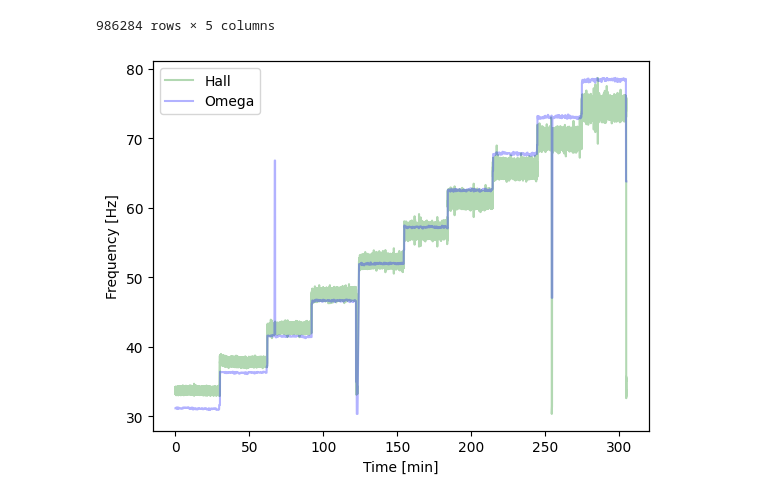
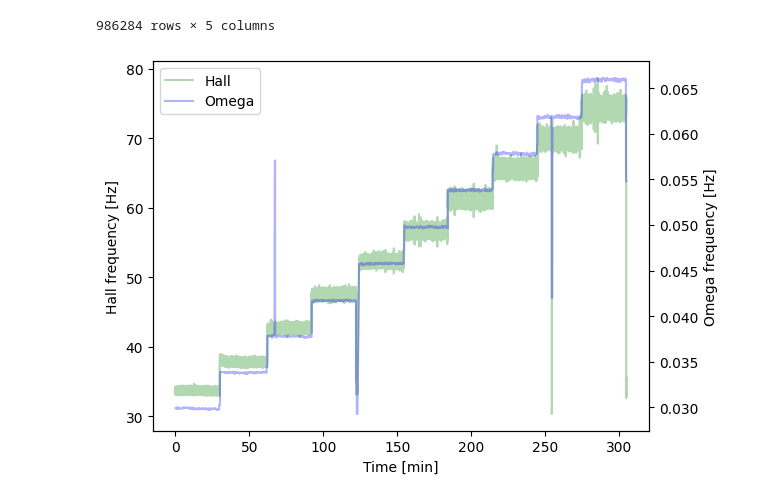
Before and after one commit to thdfw/gwks, a Jupyter notebook: pico/flowmeter/flow_data_analysis/simple_analysis.ipynb, the cells around one changed output. Saved outputs shown, nothing was run; the diff lists cells and outputs as text; code cells hidden in the pictures.

```diff
--- a/pico/flowmeter/flow_data_analysis/simple_analysis.ipynb
+++ b/pico/flowmeter/flow_data_analysis/simple_analysis.ipynb
@@ -89,24 +94,18 @@ For example, when doing 'df[col].method(value, inplace=True)', try using 'df.met
 # %%
-# Filter out errors
-df = df[df.omega_frequency<0.1]
-df = df[df.omega_frequency>0.01]
-df = df[df.hall_frequency>30]
-
 # Plot results
 fig, ax = plt.subplots(1,1)
 ax2 = ax.twinx()
 ax.plot(list(df.time_min), list(df.hall_frequency), alpha=0.3, label=f'Hall', color='green')
 ax2.plot(list(df.time_min), list(df.omega_frequency), alpha=0.3, label=f'Omega', color='blue')
-ax.set_ylabel('Frequency [Hz]')
+ax.set_ylabel('Hall frequency [Hz]')
+ax2.set_ylabel('Omega frequency [Hz]')
 ax.set_xlabel('Time [min]')
-#ax.set_yticks([])
-ax2.set_yticks([])
 lines1, labels1 = ax.get_legend_handles_labels()
 lines2, labels2 = ax2.get_legend_handles_labels()
 ax.legend(lines1 + lines2, labels1 + labels2)
 plt.show()
 # %% [output]
-[figure, old version]
+[figure, new version]
 # %%
 df_backup = df
 
```
Also changed, not shown: parts of 1 cell of this notebook.
